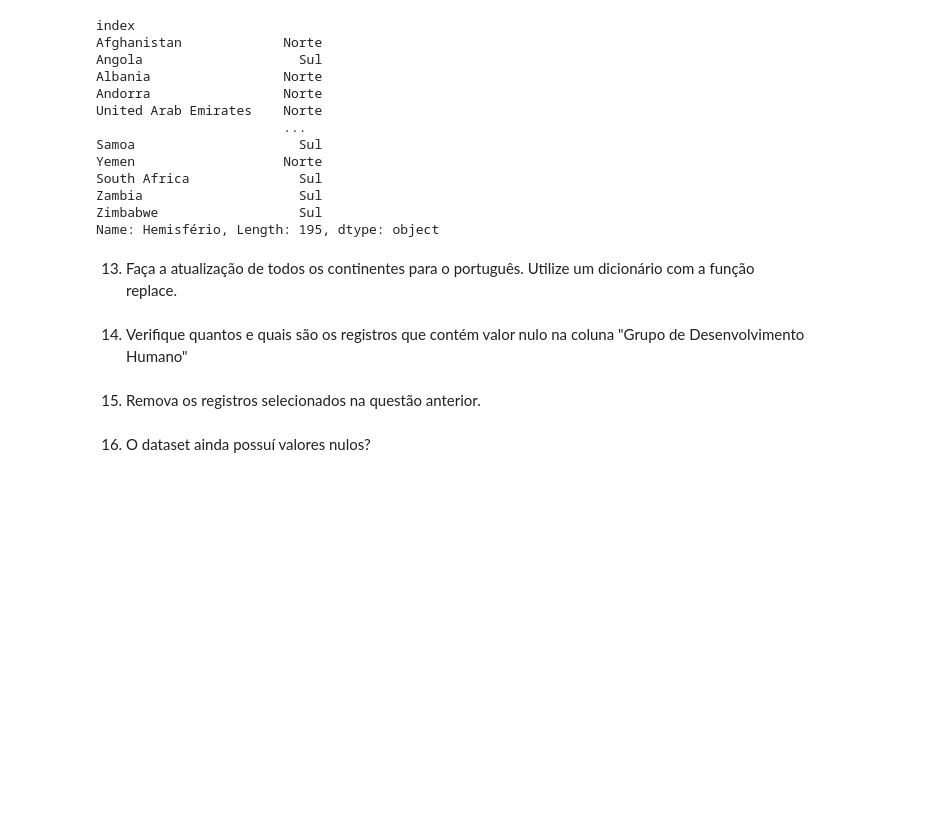
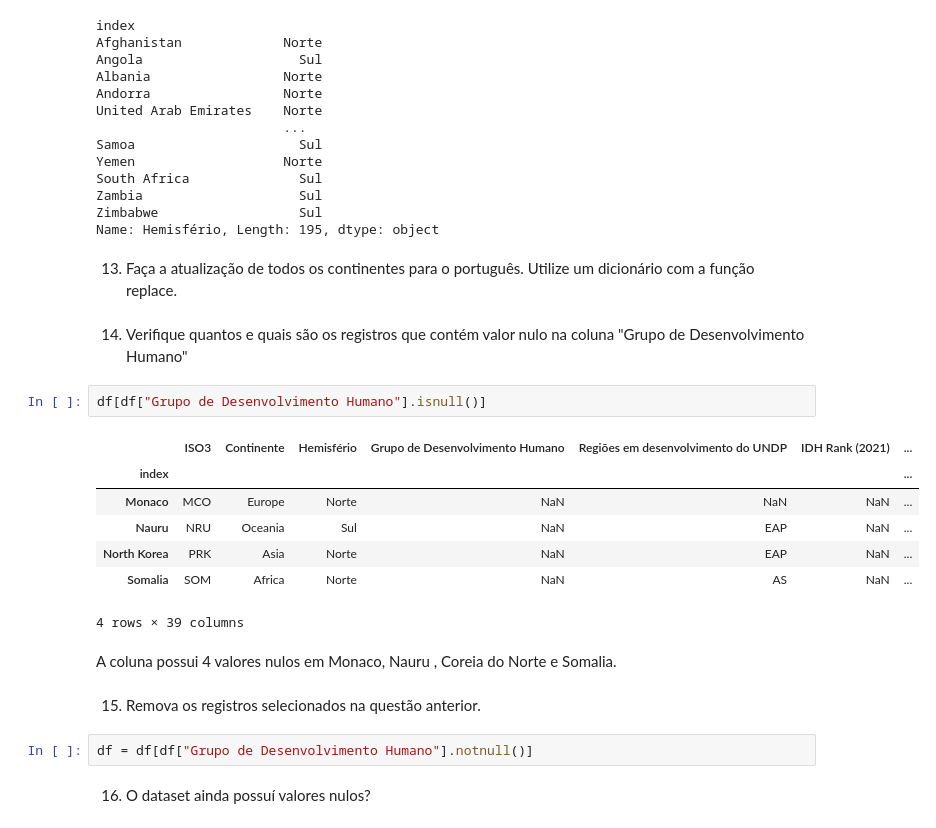
Before and after one commit to EnzoQuatrochi/AT06-Banco, a Jupyter notebook: Atividade.ipynb, the cells around one changed output. Drawn from its saved outputs; the diff is of its cells as text; blank space fills up the shorter version.

```diff
--- a/Atividade.ipynb
+++ b/Atividade.ipynb
@@ -218,7 +217,21 @@ Name: Hemisfério, Length: 195, dtype: object
 13) Faça a atualização de todos os continentes para o português. Utilize um dicionário com a função replace.
 # %% [markdown]
 14) Verifique quantos e quais são os registros que contém valor nulo na coluna "Grupo de Desenvolvimento Humano"
+# %%
+df[df["Grupo de Desenvolvimento Humano"].isnull()]
+# %% [output]
+|  | ISO3 | Continente | Hemisfério | Grupo de Desenvolvimento Humano | Regiões em desenvolvimento do UNDP | IDH Rank (2021) | ... |
+| index |  |  |  |  |  |  | ... |
+| Monaco | MCO | Europe | Norte | NaN | NaN | NaN | ... |
+| Nauru | NRU | Oceania | Sul | NaN | EAP | NaN | ... |
+| North Korea | PRK | Asia | Norte | NaN | EAP | NaN | ... |
+| Somalia | SOM | Africa | Norte | NaN | AS | NaN | ... |
+4 rows × 39 columns
+# %% [markdown]
+A coluna possui 4 valores nulos em Monaco, Nauru , Coreia do Norte e Somalia.
 # %% [markdown]
 15) Remova os registros selecionados na questão anterior.
+# %%
+df = df[df["Grupo de Desenvolvimento Humano"].notnull()]
 # %% [markdown]
 16) O dataset ainda possuí valores nulos?
```
Also changed, not shown: parts of 15 cells of this notebook.
